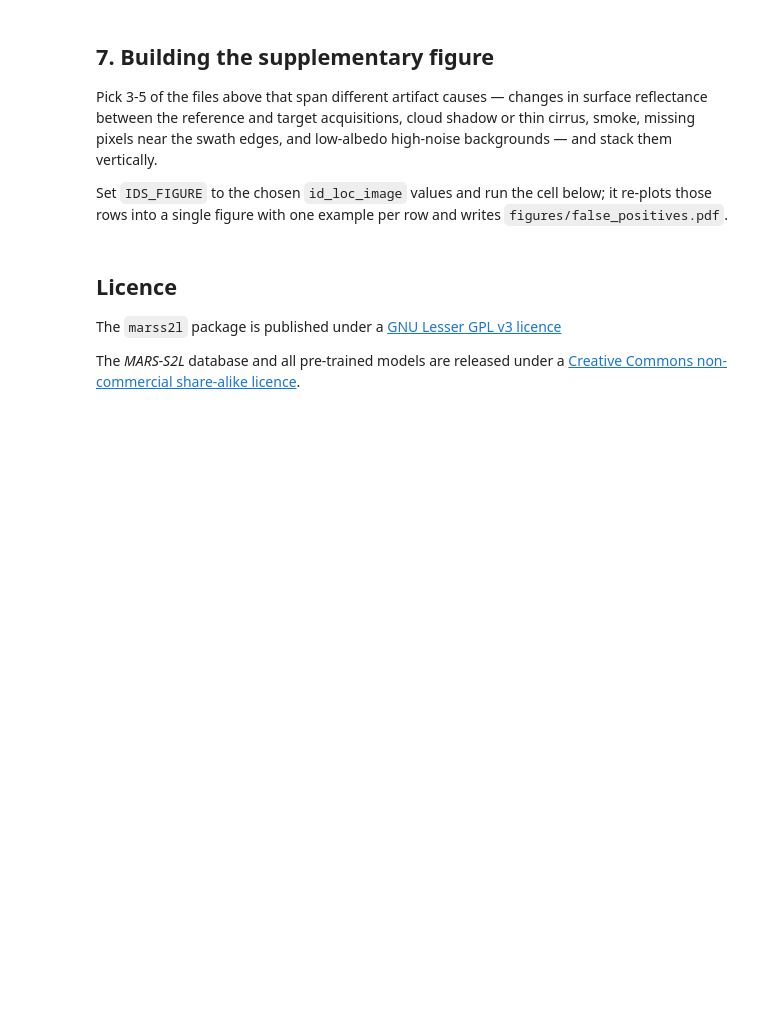
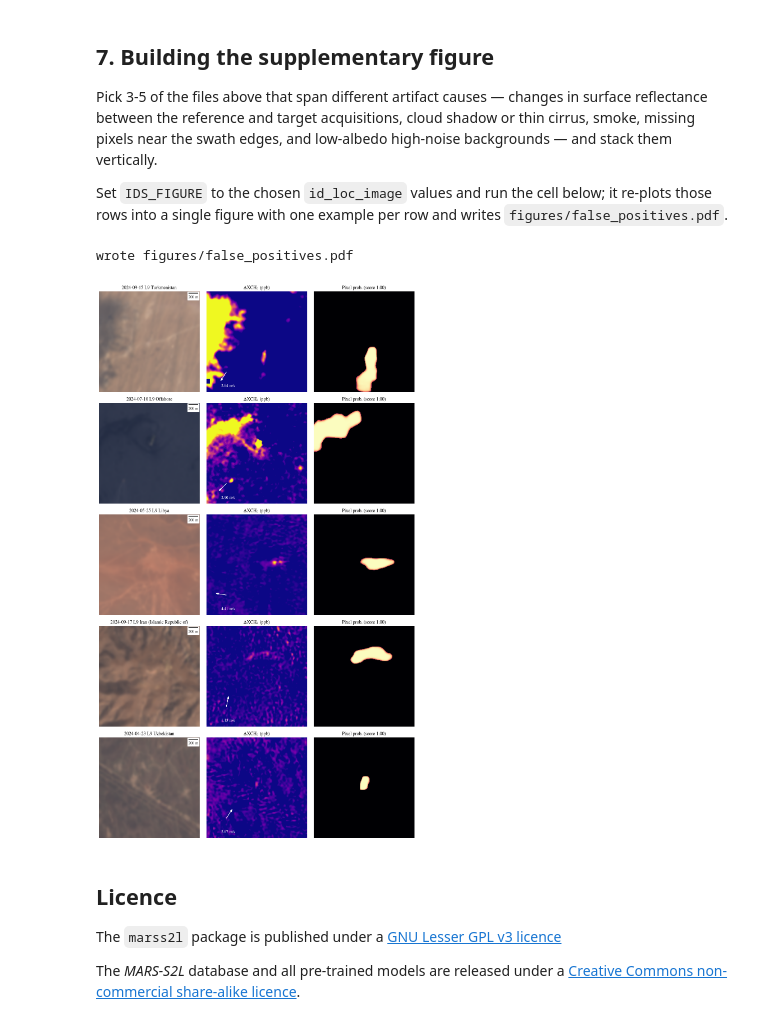
Before and after one commit to UNEP-IMEO-MARS/marss2l, a Jupyter notebook: notebooks/figures/false_positives_examples.ipynb, the cells around one changed output. Cells and saved outputs as stored; diff of their text form; code cells hidden in the pictures; blank space fills up the shorter version.

Commit message:
fixed FPs figure

```diff
--- a/notebooks/figures/false_positives_examples.ipynb
+++ b/notebooks/figures/false_positives_examples.ipynb
@@ -262,7 +335,8 @@ One wrinkle to know about: `read_csv` overwrites `country` with `"Offshore"` for
 so the y-axis label reads `Offshore` rather than a country name for those examples. That is the
 package convention used throughout the paper's figures, so it is left as is.
 # %%
-def plot_false_positive(row: pd.Series, axs=None, add_column_titles: bool = True):
+def plot_false_positive(row: pd.Series, axs=None, add_column_titles: bool = True,
+                        add_colorbar_next_to:bool=True):
     """Three-panel figure for a single false positive: RGB, DeltaXCH4 + wind, prediction.
 
     The country goes on the y-axis of the RGB panel and the scene-level score on the title of the
@@ -284,13 +358,9 @@ def plot_false_positive(row: pd.Series, axs=None, add_column_titles: bool = True
     # transmittance_to_ch4.compute_xch4_retrieval (MBMP onshore, SBMP offshore).
     s2 = dataframe_image_plumes.load_image(row, "s2path", fs=fs)
 
-    # Everything is drawn from the same item, so the three panels share the 200 px window the
-    # model saw. The window starts at (0, 0), hence the transform of the file still applies.
-    rgb = GeoTensor(
-        values=item["y_context_ls0_0"][(3, 2, 1), ...].numpy().clip(0, 1),
-        transform=s2.transform,
-        crs=s2.crs,
-    )
+    NORM_RGB = 4_500
+    rgb = (s2.isel({"band": [2, 1, 0]}) / NORM_RGB).clip(0, 1)
+
     ch4 = GeoTensor(values=item["ch4"][0].numpy(), transform=s2.transform, crs=s2.crs)
     pred_gt = GeoTensor(values=preds, transform=s2.transform, crs=s2.crs)
 
@@ -306,7 +376,7 @@ def plot_false_positive(row: pd.Series, axs=None, add_column_titles: bool = True
     plot.show(
         rgb,
         ax=axs[0],
-        title=f"{date} {satellite}" if add_column_titles else None,
+        title=f"{date} {satellite} {row.country}" if add_column_titles else None,
         add_scalebar=True,
     )
     plot.show(
@@ -315,7 +385,7 @@ def plot_false_positive(row: pd.Series, axs=None, add_column_titles: bool = True
         vmin=0,
         vmax=VMAX_PPB,
         cmap="plasma",
-        add_colorbar_next_to=True,
+        add_colorbar_next_to=add_colorbar_next_to,
         title=r"$\Delta$XCH$_4$ (ppb)" if add_column_titles else None,
     )
     wind.add_wind_to_plot(wind_vector, ax=axs[1])
@@ -325,12 +395,12 @@ def plot_false_positive(row: pd.Series, axs=None, add_column_titles: bool = True
         vmin=0,
         vmax=1,
         cmap="magma",
-        add_colorbar_next_to=True,
+        add_colorbar_next_to=add_colorbar_next_to,
         title=f"Pixel prob. (score {row.scenepredcontinuous:.2f})",
     )
 
     # Country on the y axis of the RGB panel
-    axs[0].set_ylabel(row.country if pd.notna(row.country) else "unknown", fontsize=14)
+    # axs[0].set_ylabel(row.country if pd.notna(row.country) else "unknown", fontsize=14)
 
     return fig, axs
 # %%
@@ -378,24 +471,38 @@ near the swath edges, and low-albedo high-noise backgrounds — and stack them v
 Set `IDS_FIGURE` to the chosen `id_loc_image` values and run the cell below; it re-plots those rows
 into a single figure with one example per row and writes `figures/false_positives.pdf`.
 # %%
-IDS_FIGURE = []  # e.g. ["<id_loc_image>", "<id_loc_image>", "<id_loc_image>"]
+IDS_FIGURE = ["9ee695f5-58a5-4787-b8ad-77f746cddf66", # Turkmenistan shadows
+              # "c806c1a4-72d6-44db-937d-cc457bc8a677", # Turkmenistan weak
+              "49f78674-eb49-41e0-8733-16fb2bc15be8", # Iran artifact
+              "a94667f9-5f26-485d-a380-4e840a2df65c", # Lybia weak
+              "68c20f46-9ecc-4cfd-8f05-a30cf1281073", # Uzbekistan weak
+              "ca1915da-1a25-4af4-acd9-081df4594b09", # Offshore
+              # "8a48ec85-5aaa-4014-a912-194b670e2cf9", # Syria
+             ]  # e.g. ["<id_loc_image>", "<id_loc_image>", "<id_loc_image>"]
 
 if IDS_FIGURE:
     ids_str = [str(i) for i in IDS_FIGURE]
     rows = selection[selection.id_loc_image.astype(str).isin(ids_str)]
     missing = set(ids_str) - set(rows.id_loc_image.astype(str))
     assert not missing, f"not in the selection: {missing}"
 
     fig, axs = plt.subplots(
         len(rows), 3, figsize=(12, 4 * len(rows)), tight_layout=True, squeeze=False
     )
     for i, (_, row) in enumerate(rows.iterrows()):
-        plot_false_positive(row, axs=axs[i], add_column_titles=(i == 0))
+        plot_false_positive(row, axs=axs[i], add_column_titles=True,
+                            add_colorbar_next_to=False)
+
+    for ax in axs.flatten():
+        ax.axis("off")
 
     fig.savefig("figures/false_positives.pdf", bbox_inches="tight")
     print("wrote figures/false_positives.pdf")
 else:
     print("set IDS_FIGURE to the ids chosen from the selection above")
+# %% [output]
+wrote figures/false_positives.pdf
+[figure, added]
 # %% [markdown]
 ## Licence
 
```
Also changed, not shown: parts of 10 cells of this notebook.
